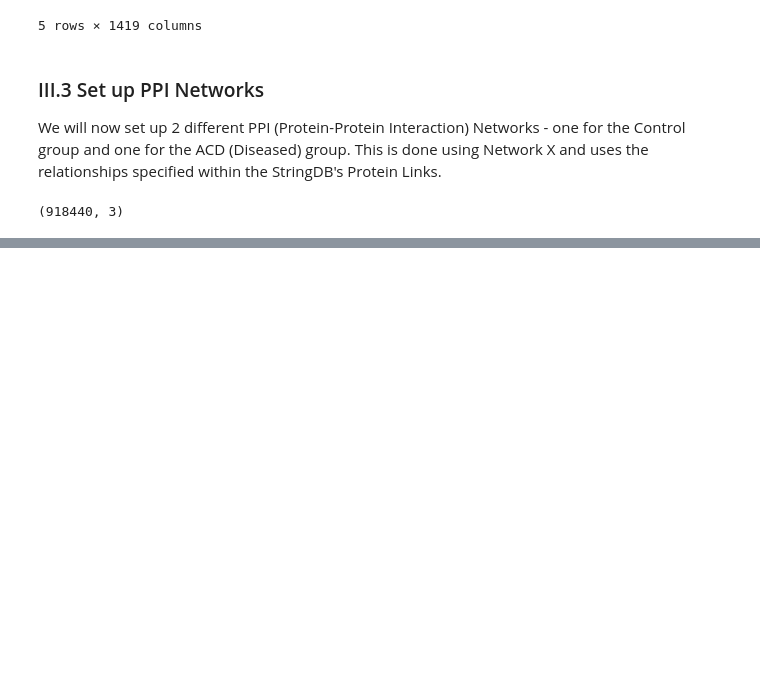
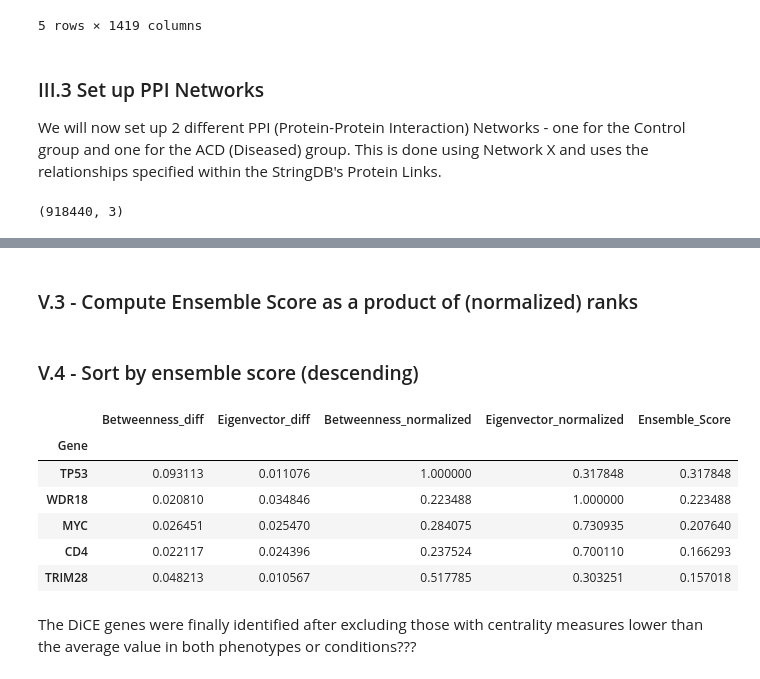
Before and after one commit to DavidosRB/Python-DiCE, a Jupyter notebook: notebooks/example_workflow.ipynb, the cells around one changed output, grey strips where cells are left out. Saved outputs shown, nothing was run; the diff lists cells and outputs as text; code cells hidden in the pictures; blank space fills up the shorter version.

```diff
--- a/notebooks/example_workflow.ipynb
+++ b/notebooks/example_workflow.ipynb
@@ -498,0 +605,7 @@ Within these 2 networks, we can now calculate Pearson correlations between gene
+# %%
+centrality_diff_df = pd.DataFrame({
+    "Betweenness_diff": (control_centrality_df["BetweennessCentrality"] - acd_centrality_df["BetweennessCentrality"]).abs(),
+    "Eigenvector_diff": (control_centrality_df["EigenvectorCentrality"] - acd_centrality_df["EigenvectorCentrality"]).abs()
+})
+
+centrality_diff_df.head()
@@ -498,0 +622,10 @@ Within these 2 networks, we can now calculate Pearson correlations between gene
+# %%
+def normalize_rank(series: pd.Series) -> pd.Series:
+    min_val = series.min()
+    max_val = series.max()
+    return (series - min_val) / (max_val - min_val)
+# %%
+centrality_diff_df["Betweenness_normalized"] = normalize_rank(centrality_diff_df["Betweenness_diff"])
+centrality_diff_df["Eigenvector_normalized"] = normalize_rank(centrality_diff_df["Eigenvector_diff"])
+
+centrality_diff_df.head()
@@ -498,0 +640,20 @@ Within these 2 networks, we can now calculate Pearson correlations between gene
+# %% [markdown]
+### V.3 - Compute Ensemble Score as a product of (normalized) ranks
+# %%
+centrality_diff_df["Ensemble_Score"] = (centrality_diff_df["Betweenness_normalized"] * centrality_diff_df["Eigenvector_normalized"])
+# %% [markdown]
+### V.4 - Sort by ensemble score (descending)
+# %%
+centrality_diff_df = centrality_diff_df.sort_values(by="Ensemble_Score", ascending=False)
+
+centrality_diff_df.head()
+# %% [output]
+|  | Betweenness_diff | Eigenvector_diff | Betweenness_normalized | Eigenvector_normalized | Ensemble_Score |
+| Gene |  |  |  |  |  |
+| TP53 | 0.093113 | 0.011076 | 1.000000 | 0.317848 | 0.317848 |
+| WDR18 | 0.020810 | 0.034846 | 0.223488 | 1.000000 | 0.223488 |
+| MYC | 0.026451 | 0.025470 | 0.284075 | 0.730935 | 0.207640 |
+| CD4 | 0.022117 | 0.024396 | 0.237524 | 0.700110 | 0.166293 |
+| TRIM28 | 0.048213 | 0.010567 | 0.517785 | 0.303251 | 0.157018 |
+# %% [markdown]
+The DiCE genes were finally identified after excluding those with centrality measures lower than the average value in both phenotypes or conditions???
```
Also changed, not shown: parts of 24 cells of this notebook.
